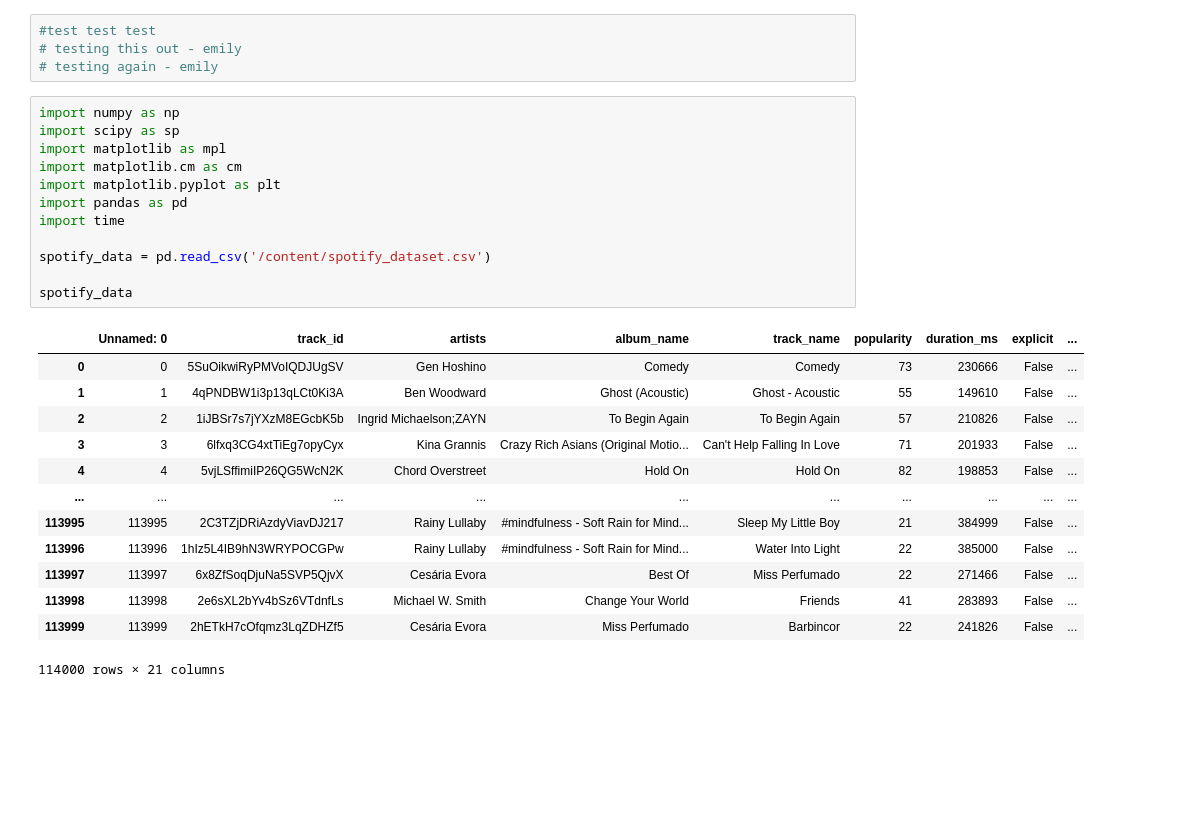
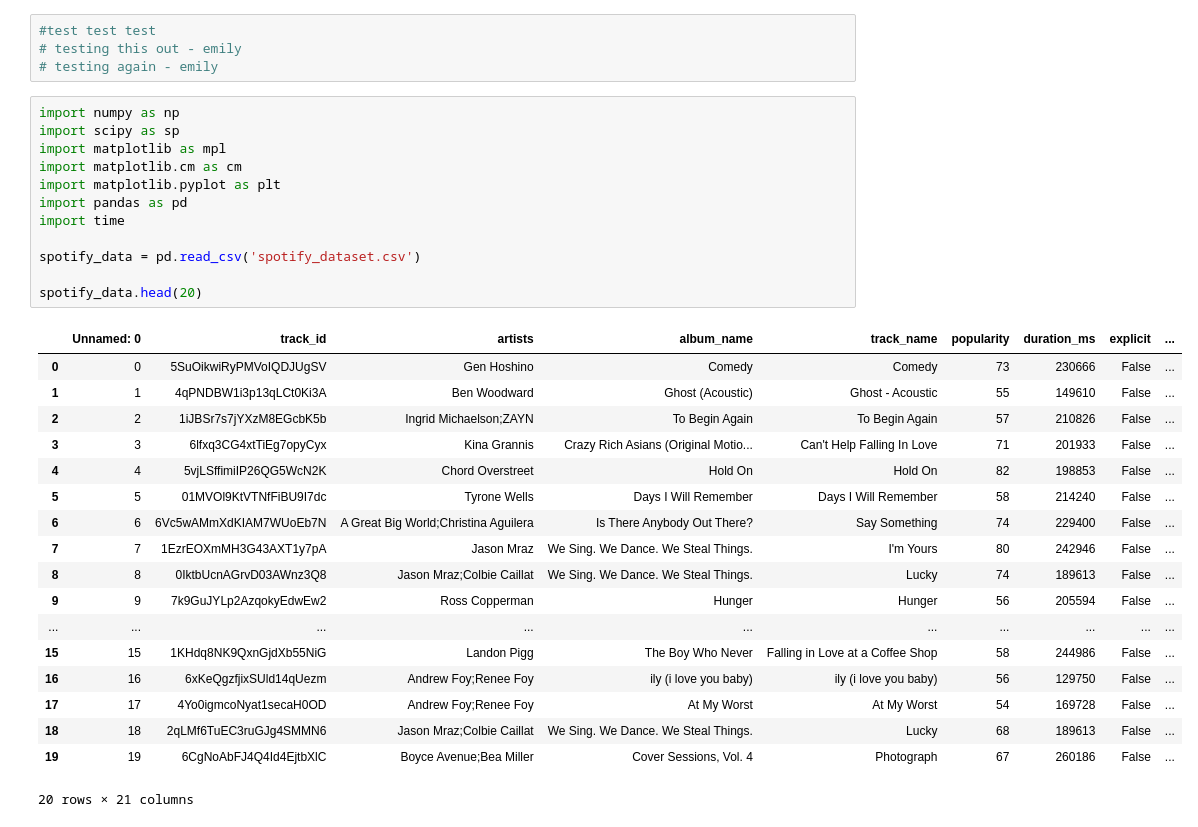
Before and after one commit to Enemily/CSM148-group-project, a Jupyter notebook: CSM148_Group_Project.ipynb, the cells around one changed output. Saved outputs shown, nothing was run; the diff lists cells and outputs as text; blank space fills up the shorter version.

Commit message:
data cleaning and validation

```diff
--- a/CSM148_Group_Project.ipynb
+++ b/CSM148_Group_Project.ipynb
@@ -5,26 +5,31 @@
 # %%
 import numpy as np
 import scipy as sp
 import matplotlib as mpl
 import matplotlib.cm as cm
 import matplotlib.pyplot as plt
 import pandas as pd
 import time
 
-spotify_data = pd.read_csv('/content/spotify_dataset.csv')
+spotify_data = pd.read_csv('spotify_dataset.csv')
 
-spotify_data
+spotify_data.head(20)
 # %% [output]
 |  | Unnamed: 0 | track_id | artists | album_name | track_name | popularity | duration_ms | explicit | ... |
 | 0 | 0 | 5SuOikwiRyPMVoIQDJUgSV | Gen Hoshino | Comedy | Comedy | 73 | 230666 | False | ... |
 | 1 | 1 | 4qPNDBW1i3p13qLCt0Ki3A | Ben Woodward | Ghost (Acoustic) | Ghost - Acoustic | 55 | 149610 | False | ... |
 | 2 | 2 | 1iJBSr7s7jYXzM8EGcbK5b | Ingrid Michaelson;ZAYN | To Begin Again | To Begin Again | 57 | 210826 | False | ... |
 | 3 | 3 | 6lfxq3CG4xtTiEg7opyCyx | Kina Grannis | Crazy Rich Asians (Original Motio... | Can't Help Falling In Love | 71 | 201933 | False | ... |
 | 4 | 4 | 5vjLSffimiIP26QG5WcN2K | Chord Overstreet | Hold On | Hold On | 82 | 198853 | False | ... |
+| 5 | 5 | 01MVOl9KtVTNfFiBU9I7dc | Tyrone Wells | Days I Will Remember | Days I Will Remember | 58 | 214240 | False | ... |
+| 6 | 6 | 6Vc5wAMmXdKIAM7WUoEb7N | A Great Big World;Christina Aguilera | Is There Anybody Out There? | Say Something | 74 | 229400 | False | ... |
+| 7 | 7 | 1EzrEOXmMH3G43AXT1y7pA | Jason Mraz | We Sing. We Dance. We Steal Things. | I'm Yours | 80 | 242946 | False | ... |
+| 8 | 8 | 0IktbUcnAGrvD03AWnz3Q8 | Jason Mraz;Colbie Caillat | We Sing. We Dance. We Steal Things. | Lucky | 74 | 189613 | False | ... |
+| 9 | 9 | 7k9GuJYLp2AzqokyEdwEw2 | Ross Copperman | Hunger | Hunger | 56 | 205594 | False | ... |
 | ... | ... | ... | ... | ... | ... | ... | ... | ... | ... |
-| 113995 | 113995 | 2C3TZjDRiAzdyViavDJ217 | Rainy Lullaby | #mindfulness - Soft Rain for Mind... | Sleep My Little Boy | 21 | 384999 | False | ... |
-| 113996 | 113996 | 1hIz5L4IB9hN3WRYPOCGPw | Rainy Lullaby | #mindfulness - Soft Rain for Mind... | Water Into Light | 22 | 385000 | False | ... |
-| 113997 | 113997 | 6x8ZfSoqDjuNa5SVP5QjvX | Cesária Evora | Best Of | Miss Perfumado | 22 | 271466 | False | ... |
-| 113998 | 113998 | 2e6sXL2bYv4bSz6VTdnfLs | Michael W. Smith | Change Your World | Friends | 41 | 283893 | False | ... |
-| 113999 | 113999 | 2hETkH7cOfqmz3LqZDHZf5 | Cesária Evora | Miss Perfumado | Barbincor | 22 | 241826 | False | ... |
+| 15 | 15 | 1KHdq8NK9QxnGjdXb55NiG | Landon Pigg | The Boy Who Never | Falling in Love at a Coffee Shop | 58 | 244986 | False | ... |
+| 16 | 16 | 6xKeQgzfjixSUld14qUezm | Andrew Foy;Renee Foy | ily (i love you baby) | ily (i love you baby) | 56 | 129750 | False | ... |
+| 17 | 17 | 4Yo0igmcoNyat1secaH0OD | Andrew Foy;Renee Foy | At My Worst | At My Worst | 54 | 169728 | False | ... |
+| 18 | 18 | 2qLMf6TuEC3ruGJg4SMMN6 | Jason Mraz;Colbie Caillat | We Sing. We Dance. We Steal Things. | Lucky | 68 | 189613 | False | ... |
+| 19 | 19 | 6CgNoAbFJ4Q4Id4EjtbXlC | Boyce Avenue;Bea Miller | Cover Sessions, Vol. 4 | Photograph | 67 | 260186 | False | ... |
-114000 rows × 21 columns
+20 rows × 21 columns
```
Also changed, not shown: parts of 1 cell of this notebook.
